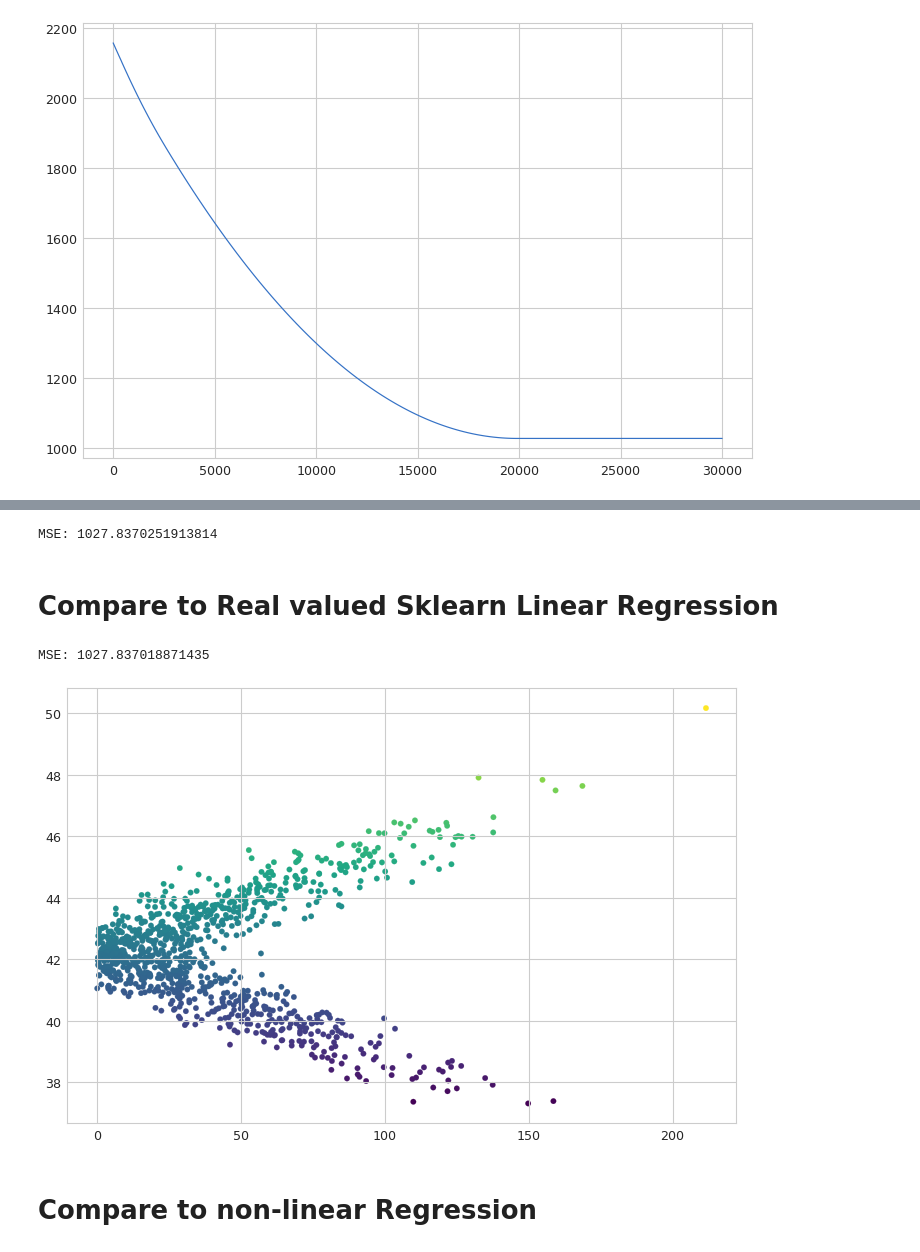
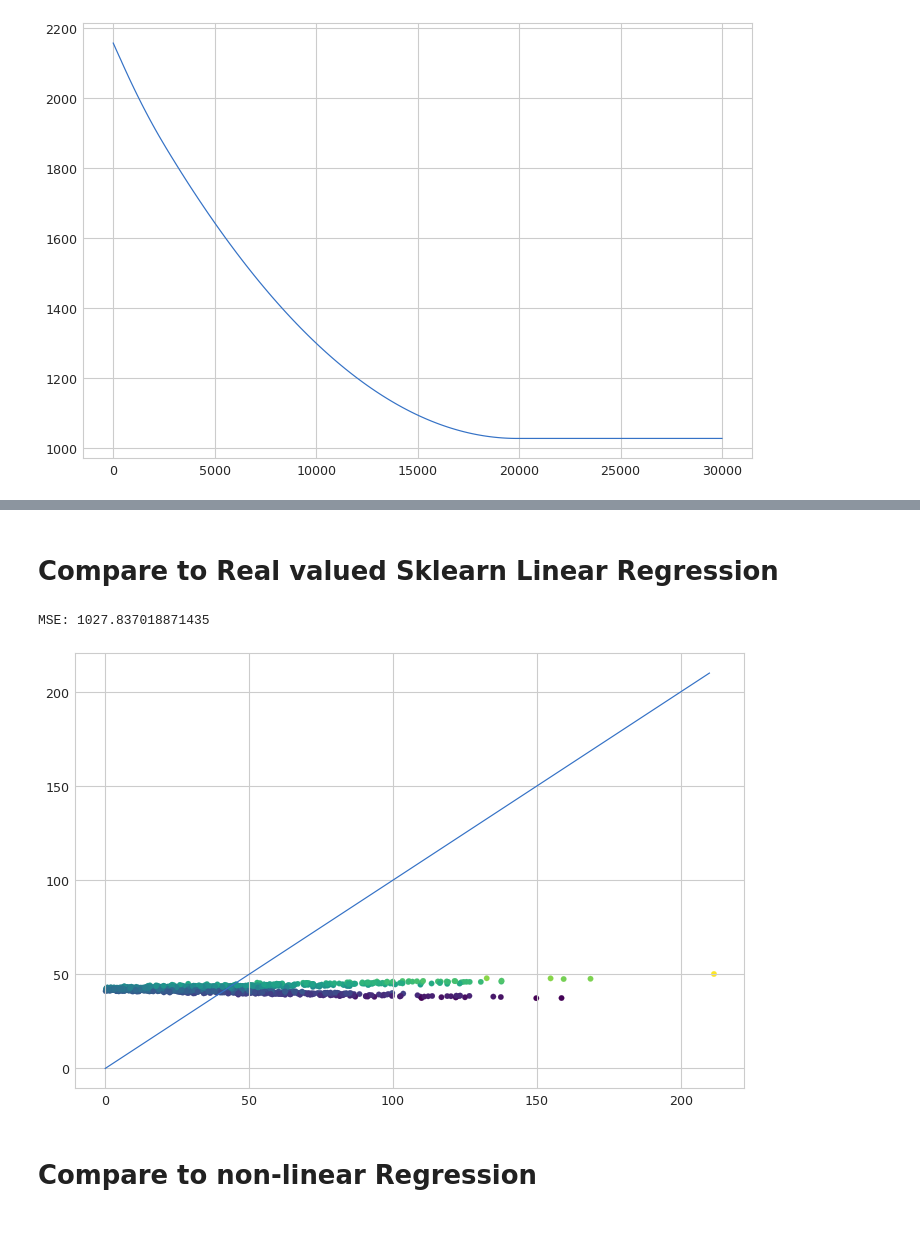
Before and after one commit to daireiscool/complex_machine_learning, a Jupyter notebook: LinearRegression.ipynb, the cells around one changed output, grey strips where cells are left out. Saved outputs shown, nothing was run; the diff lists cells and outputs as text; code cells hidden in the pictures.

```diff
--- a/LinearRegression.ipynb
+++ b/LinearRegression.ipynb
@@ -34,8 +34,8 @@ plt.rcParams['figure.figsize'] = [12, 8]
 X, y = make_regression(
     n_samples = 1000,
     n_features = 2,
-    n_informative = 2,
-    n_targets = 1,#
+    n_informative = 20,
+    n_targets = 1,
     #bias = 0.1,
     noise=10,
     random_state=4
@@ -121,22 +123,19 @@ for j in range(history[0].shape[0]):
-# %%
-print(f"MSE: {sum((y - lr.predict(X))**2)/len(y)}")
-# %% [output]
-MSE: 1027.8370251913814
 # %% [markdown]
 # Compare to Real valued Sklearn Linear Regression
 # %%
-from sklearn.linear_model import LinearRegression
-lin_r = LinearRegression()
+from sklearn.linear_model import LinearRegression as SklearnLinearRegression
+lin_r = SklearnLinearRegression()
 
 lin_r.fit(X, y)
 
 # Comparing predicted and expected results
 plt.scatter(x = y, y = lin_r.predict(X), c = lin_r.predict(X))
+plt.plot(range(int(min(y)),int(max(y))), range(int(min(y)),int(max(y))))
 
 print(f"MSE: {sum((y - lin_r.predict(X))**2)/len(y)}")
 # %% [output]
 MSE: 1027.837018871435
-[figure, old version]
+[figure, new version]
 # %% [markdown]
 # Compare to non-linear Regression
 # %% [markdown]
```
Also changed, not shown: parts of 11 cells of this notebook, 5 other files.
